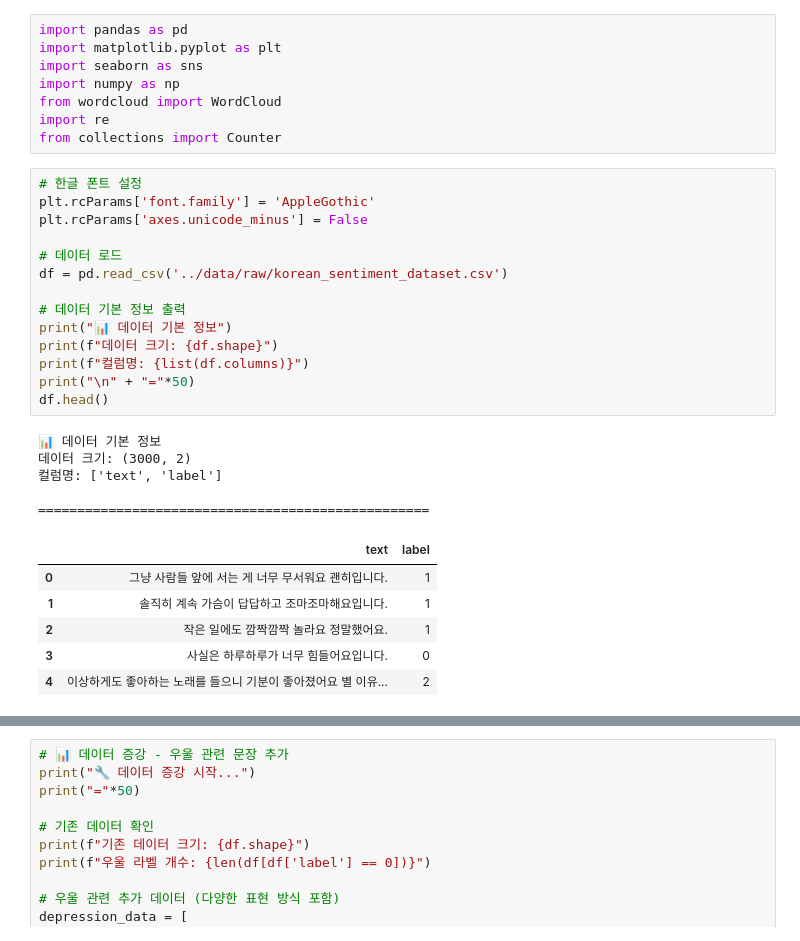
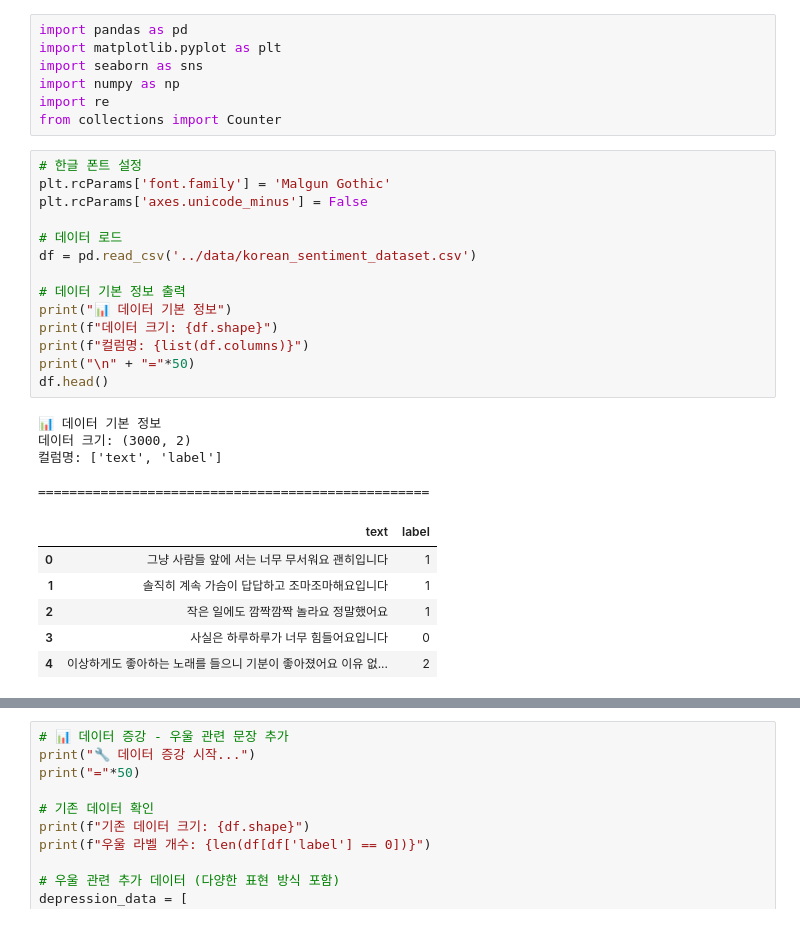
Before and after one commit to doidosid/mlproject, a Jupyter notebook: notebooks/01_EDA.ipynb, the cells around one changed output, grey strips where cells are left out. Saved outputs shown, nothing was run; the diff lists cells and outputs as text.

```diff
--- a/notebooks/01_EDA.ipynb
+++ b/notebooks/01_EDA.ipynb
@@ -3,35 +3,34 @@ import pandas as pd
 import matplotlib.pyplot as plt
 import seaborn as sns
 import numpy as np
-from wordcloud import WordCloud
 import re
 from collections import Counter
 # %%
 # 한글 폰트 설정
-plt.rcParams['font.family'] = 'AppleGothic'
+plt.rcParams['font.family'] = 'Malgun Gothic'
 plt.rcParams['axes.unicode_minus'] = False
 
 # 데이터 로드
-df = pd.read_csv('../data/raw/korean_sentiment_dataset.csv')
+df = pd.read_csv('../data/korean_sentiment_dataset.csv')
 
 # 데이터 기본 정보 출력
 print("📊 데이터 기본 정보")
 print(f"데이터 크기: {df.shape}")
 print(f"컬럼명: {list(df.columns)}")
 print("\n" + "="*50)
 df.head()
 # %% [output]
 📊 데이터 기본 정보
 데이터 크기: (3000, 2)
 컬럼명: ['text', 'label']
 
 ==================================================
 |  | text | label |
-| 0 | 그냥 사람들 앞에 서는 게 너무 무서워요 괜히입니다. | 1 |
-| 1 | 솔직히 계속 가슴이 답답하고 조마조마해요입니다. | 1 |
-| 2 | 작은 일에도 깜짝깜짝 놀라요 정말했어요. | 1 |
-| 3 | 사실은 하루하루가 너무 힘들어요입니다. | 0 |
-| 4 | 이상하게도 좋아하는 노래를 들으니 기분이 좋아졌어요 별 이유... | 2 |
+| 0 | 그냥 사람들 앞에 서는 너무 무서워요 괜히입니다 | 1 |
+| 1 | 솔직히 계속 가슴이 답답하고 조마조마해요입니다 | 1 |
+| 2 | 작은 일에도 깜짝깜짝 놀라요 정말했어요 | 1 |
+| 3 | 사실은 하루하루가 너무 힘들어요입니다 | 0 |
+| 4 | 이상하게도 좋아하는 노래를 들으니 기분이 좋아졌어요 이유 없... | 2 |
 # %%
 # 감정 라벨 분포 시각화
 label_counts = df['label'].value_counts().sort_index()
```
Also changed, not shown: parts of 2 cells of this notebook, 1 other file.
